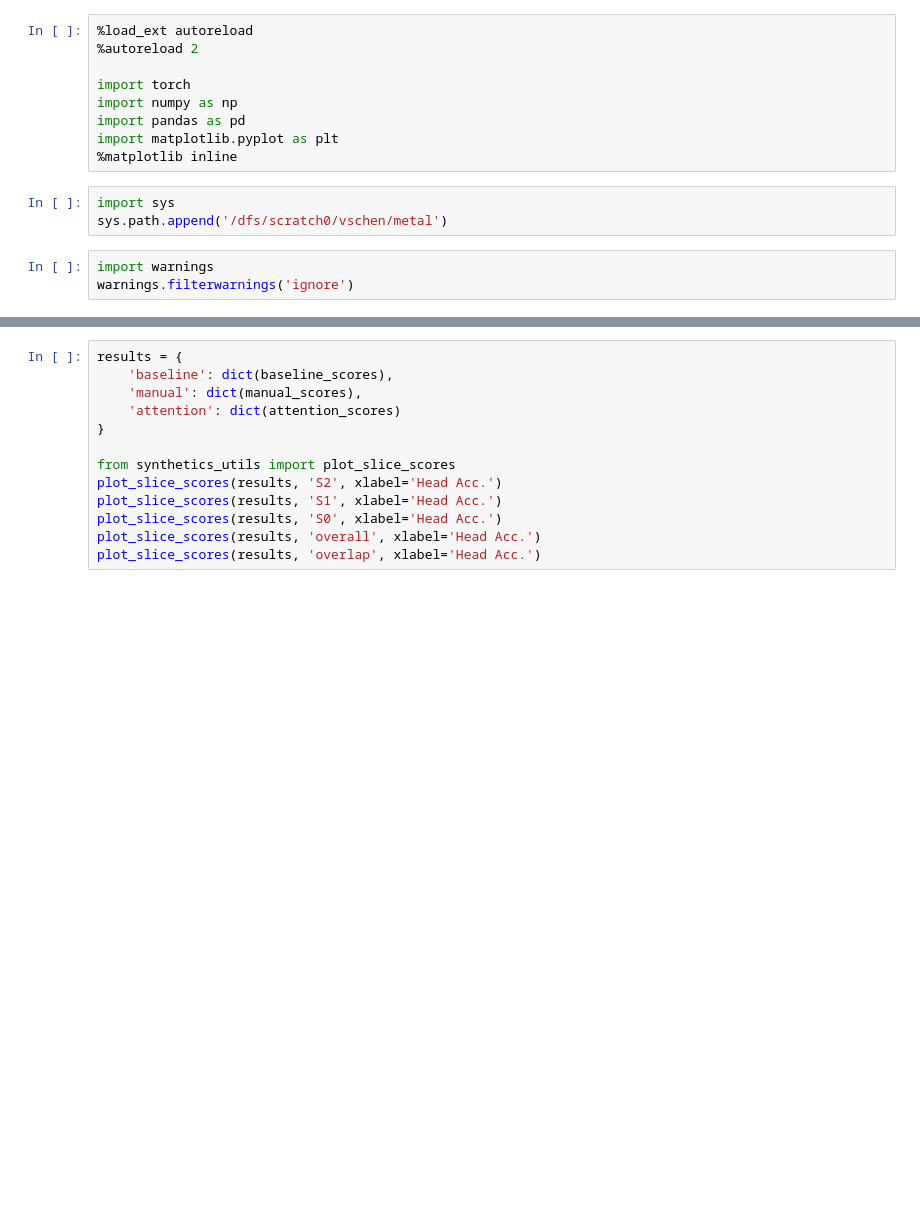
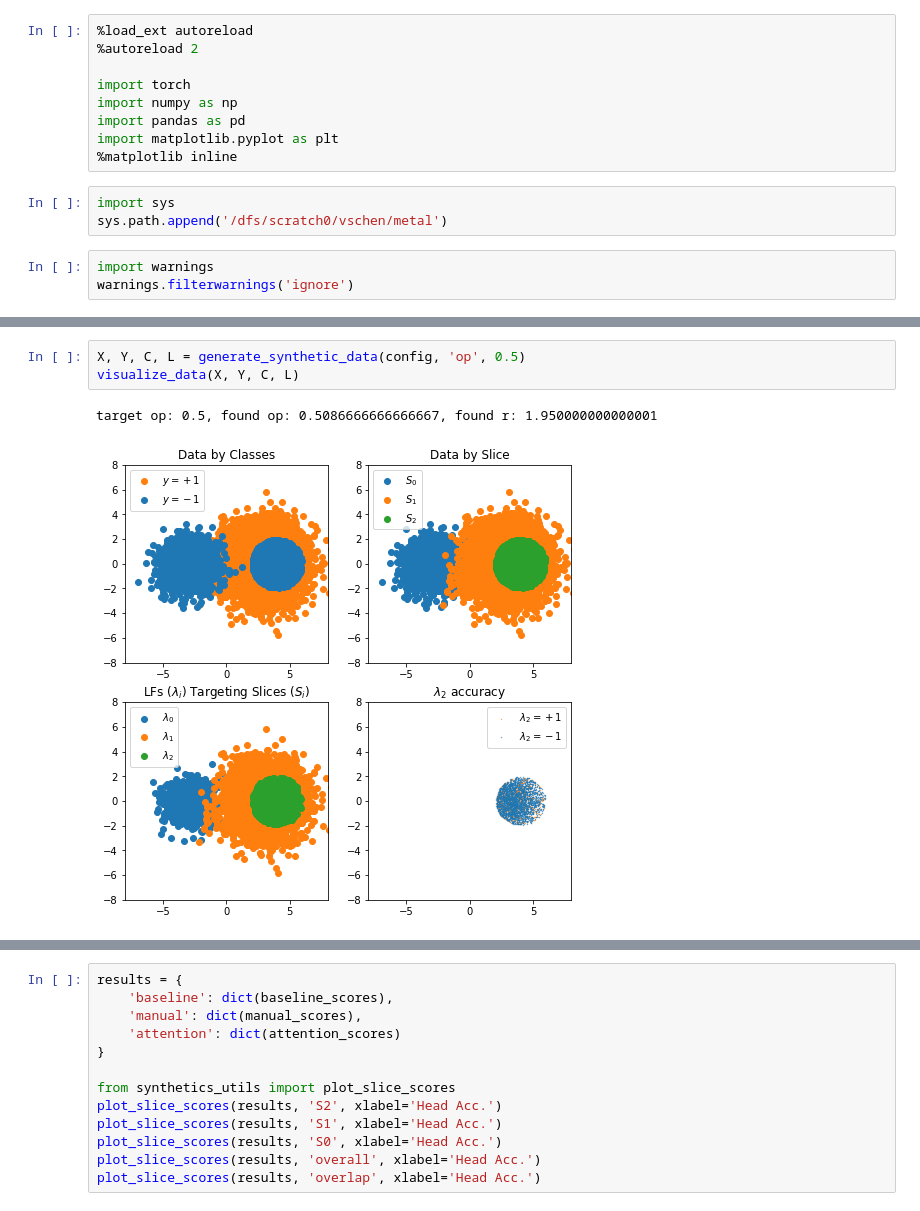
Before and after one commit to HazyResearch/metal, a Jupyter notebook: metal/contrib/slicing/synthetics/synthetics-sandbox.ipynb, the cells around one changed output, grey strips where cells are left out. Cells and saved outputs as stored; diff of their text form; blank space fills up the shorter version.

```diff
--- a/metal/contrib/slicing/synthetics/synthetics-sandbox.ipynb
+++ b/metal/contrib/slicing/synthetics/synthetics-sandbox.ipynb
@@ -174,0 +63,6 @@ for x in acc_range:
+# %%
+X, Y, C, L = generate_synthetic_data(config, 'op', 0.5)
+visualize_data(X, Y, C, L)
+# %% [output]
+target op: 0.5, found op: 0.5086666666666667, found r: 1.950000000000001
+[figure, added]
```
Also changed, not shown: parts of 11 cells of this notebook, 5 other files.
